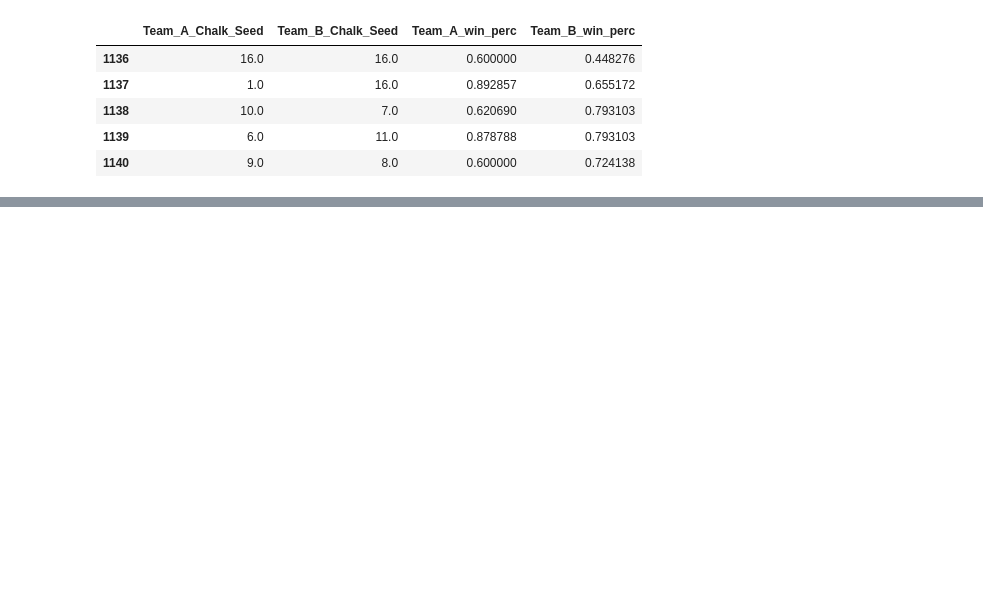
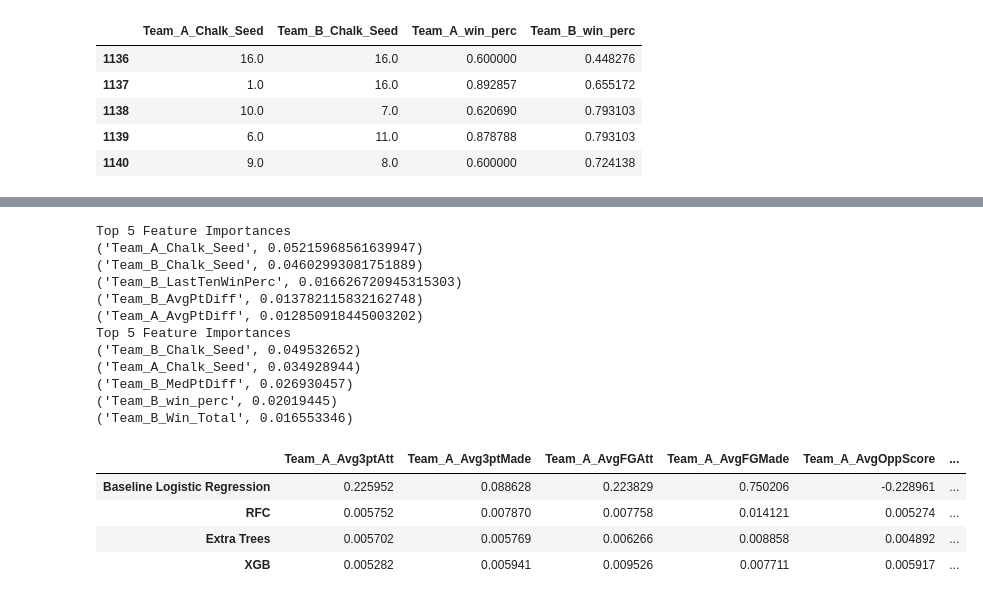
Before and after one commit to dvdhartsman/March_Machine_Learning_Mania_2024, a Jupyter notebook: Model_Development.ipynb, the cells around one changed output, grey strips where cells are left out. Cells and saved outputs as stored; diff of their text form; code cells hidden in the pictures; blank space fills up the shorter version.

```diff
--- a/Model_Development.ipynb
+++ b/Model_Development.ipynb
@@ -117,0 +224,24 @@ Name: count, dtype: int64
+# %%
+# Creating Pipeline objects
+
+numeric_pipe = Pipeline(steps=[
+    ("si", SimpleImputer(add_indicator=True, strategy="median")),
+    ("mms", MinMaxScaler())
+])
+
+cat_pipe = Pipeline(steps=[
+    ("ohe", OneHotEncoder(handle_unknown="ignore"))
+])
+
+ct = ColumnTransformer(transformers=[
+    ("num_pipe", numeric_pipe, selector(dtype_include=np.number)),
+    ('cat_pipe', cat_pipe, selector(dtype_include=object))
+])
+
+
+pipe_model = Pipeline(steps=[
+    ("ct", ct),
+    ('model', LogisticRegression())
+])
+
+pipe_model.fit(X_train, y_train)
@@ -117,0 +521,26 @@ Name: count, dtype: int64
+# %%
+# Extracting Feature Importances from Tree Models
+
+# features_from_trees(random_forest)
+# features_from_trees(extra_trees)
+# features_from_trees(xgb)
+# Importance.df.rename(index={1: "RFC", 2:"Extra Trees", 3:"XGB"}, inplace=True)
+Importance.df
+# %% [output]
+Top 5 Feature Importances
+('Team_A_Chalk_Seed', 0.05215968561639947)
+('Team_B_Chalk_Seed', 0.04602993081751889)
+('Team_B_LastTenWinPerc', 0.016626720945315303)
+('Team_B_AvgPtDiff', 0.013782115832162748)
+('Team_A_AvgPtDiff', 0.012850918445003202)
+Top 5 Feature Importances
+('Team_B_Chalk_Seed', 0.049532652)
+('Team_A_Chalk_Seed', 0.034928944)
+('Team_B_MedPtDiff', 0.026930457)
+('Team_B_win_perc', 0.02019445)
+('Team_B_Win_Total', 0.016553346)
+|  | Team_A_Avg3ptAtt | Team_A_Avg3ptMade | Team_A_AvgFGAtt | Team_A_AvgFGMade | Team_A_AvgOppScore | ... |
+| Baseline Logistic Regression | 0.225952 | 0.088628 | 0.223829 | 0.750206 | -0.228961 | ... |
+| RFC | 0.005752 | 0.007870 | 0.007758 | 0.014121 | 0.005274 | ... |
+| Extra Trees | 0.005702 | 0.005769 | 0.006266 | 0.008858 | 0.004892 | ... |
+| XGB | 0.005282 | 0.005941 | 0.009526 | 0.007711 | 0.005917 | ... |
```
Also changed, not shown: parts of 45 cells of this notebook.
